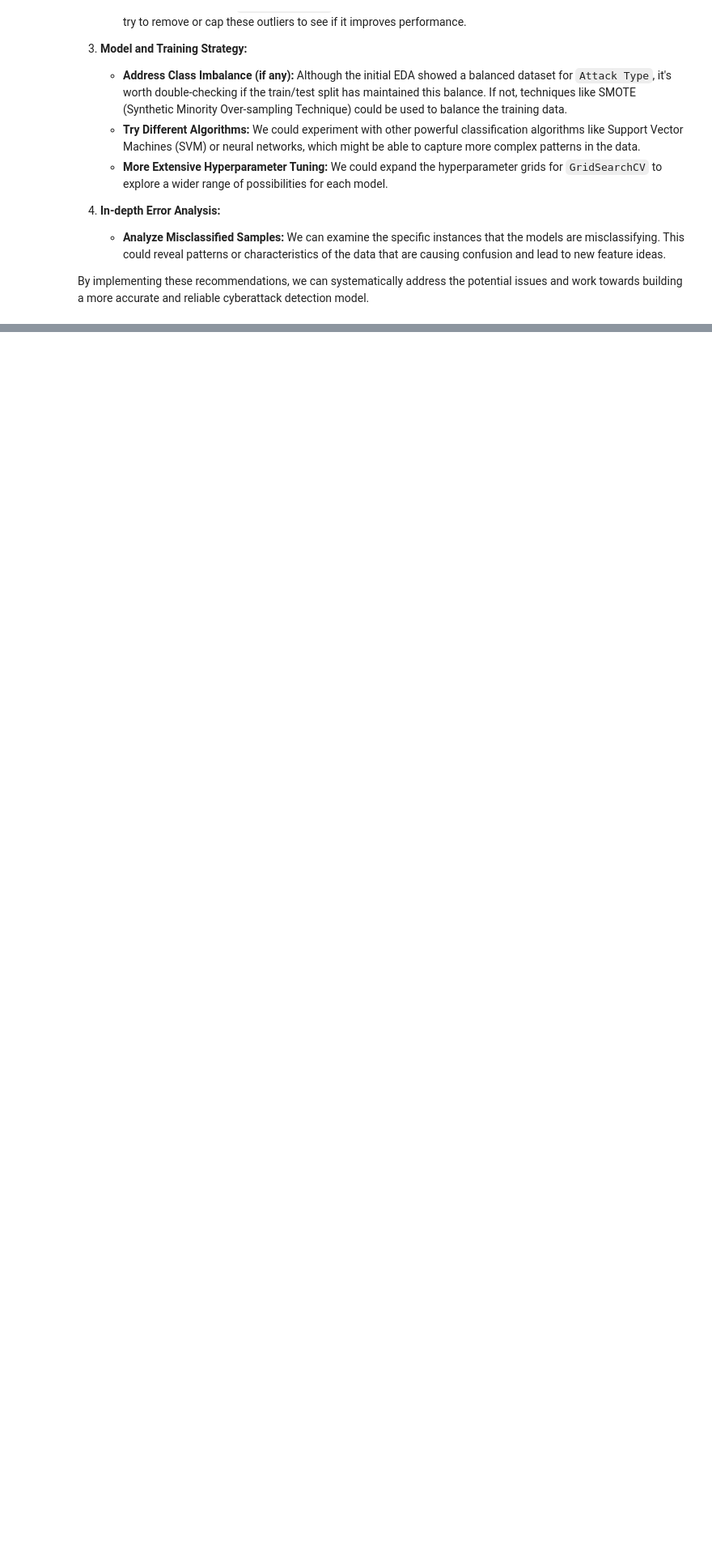
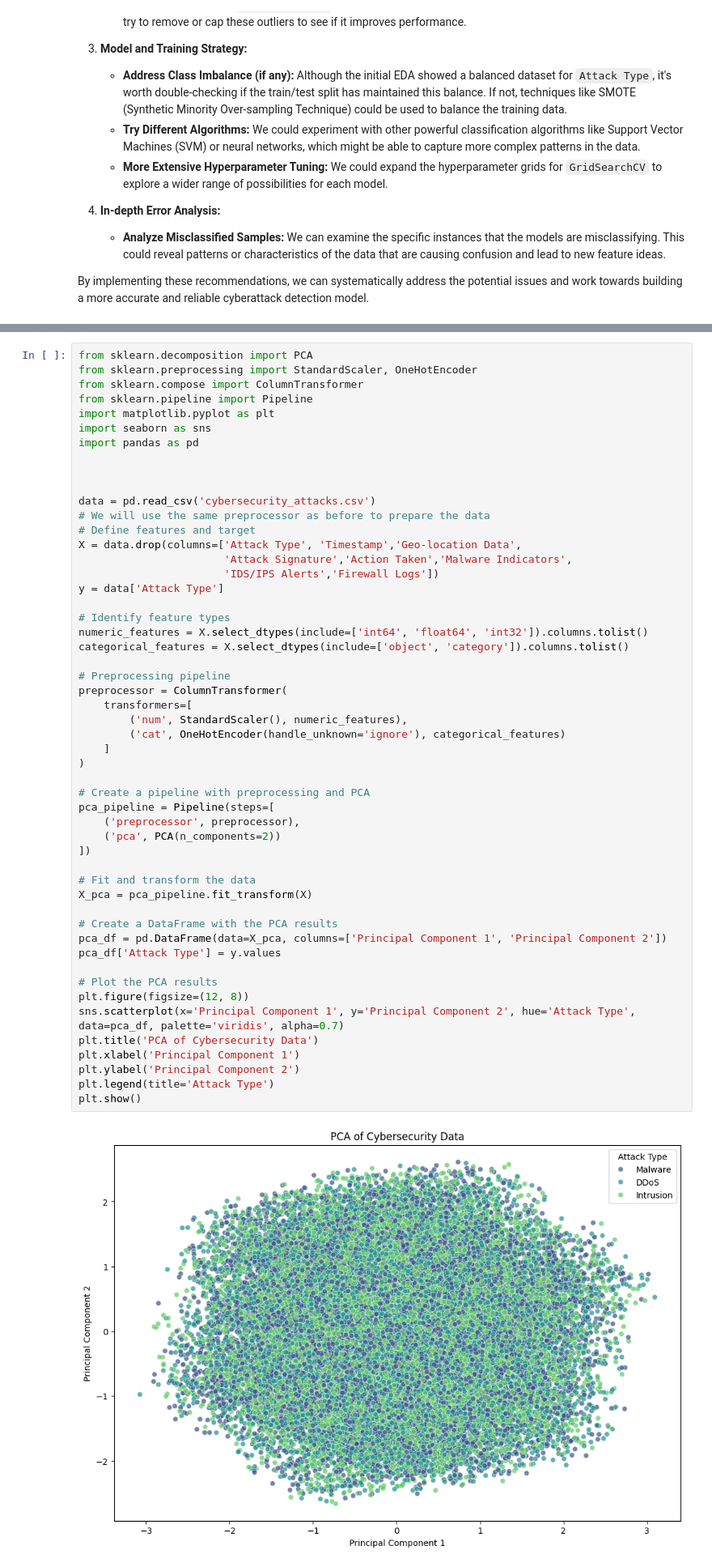
Before and after one commit to aminayusif/Intrudex, a Jupyter notebook: CyberGuard_Machine_Learning_for_Cyberattack_Detection_and_Classification.ipynb, the cells around one changed output, grey strips where cells are left out. Shown at 81% size. Saved outputs shown, nothing was run; the diff lists cells and outputs as text; blank space fills up the shorter version.

Commit message:
Implement PCA for dimensionality reduction and visualization of data.

```diff
--- a/CyberGuard_Machine_Learning_for_Cyberattack_Detection_and_Classification.ipynb
+++ b/CyberGuard_Machine_Learning_for_Cyberattack_Detection_and_Classification.ipynb
@@ -692,0 +706,54 @@ By implementing these recommendations, we can systematically address the potenti
+# %%
+from sklearn.decomposition import PCA
+from sklearn.preprocessing import StandardScaler, OneHotEncoder
+from sklearn.compose import ColumnTransformer
+from sklearn.pipeline import Pipeline
+import matplotlib.pyplot as plt
+import seaborn as sns
+import pandas as pd
+
+
+
+data = pd.read_csv('cybersecurity_attacks.csv')
+# We will use the same preprocessor as before to prepare the data
+# Define features and target
+X = data.drop(columns=['Attack Type', 'Timestamp','Geo-location Data',
+                       'Attack Signature','Action Taken','Malware Indicators',
+                       'IDS/IPS Alerts','Firewall Logs'])
+y = data['Attack Type']
+
+# Identify feature types
+numeric_features = X.select_dtypes(include=['int64', 'float64', 'int32']).columns.tolist()
+categorical_features = X.select_dtypes(include=['object', 'category']).columns.tolist()
+
+# Preprocessing pipeline
+preprocessor = ColumnTransformer(
+    transformers=[
+        ('num', StandardScaler(), numeric_features),
+        ('cat', OneHotEncoder(handle_unknown='ignore'), categorical_features)
+    ]
+)
+
+# Create a pipeline with preprocessing and PCA
+pca_pipeline = Pipeline(steps=[
+    ('preprocessor', preprocessor),
+    ('pca', PCA(n_components=2))
+])
+
+# Fit and transform the data
+X_pca = pca_pipeline.fit_transform(X)
+
+# Create a DataFrame with the PCA results
+pca_df = pd.DataFrame(data=X_pca, columns=['Principal Component 1', 'Principal Component 2'])
+pca_df['Attack Type'] = y.values
+
+# Plot the PCA results
+plt.figure(figsize=(12, 8))
+sns.scatterplot(x='Principal Component 1', y='Principal Component 2', hue='Attack Type', data=pca_df, palette='viridis', alpha=0.7)
+plt.title('PCA of Cybersecurity Data')
+plt.xlabel('Principal Component 1')
+plt.ylabel('Principal Component 2')
+plt.legend(title='Attack Type')
+plt.show()
+# %% [output]
+[figure, added]
```
Also changed, not shown: parts of 3 cells of this notebook.
